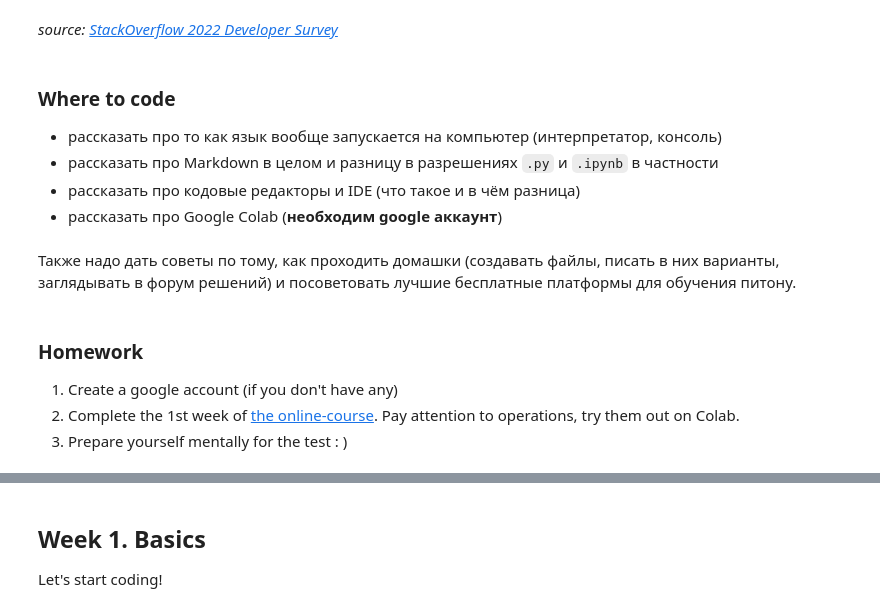
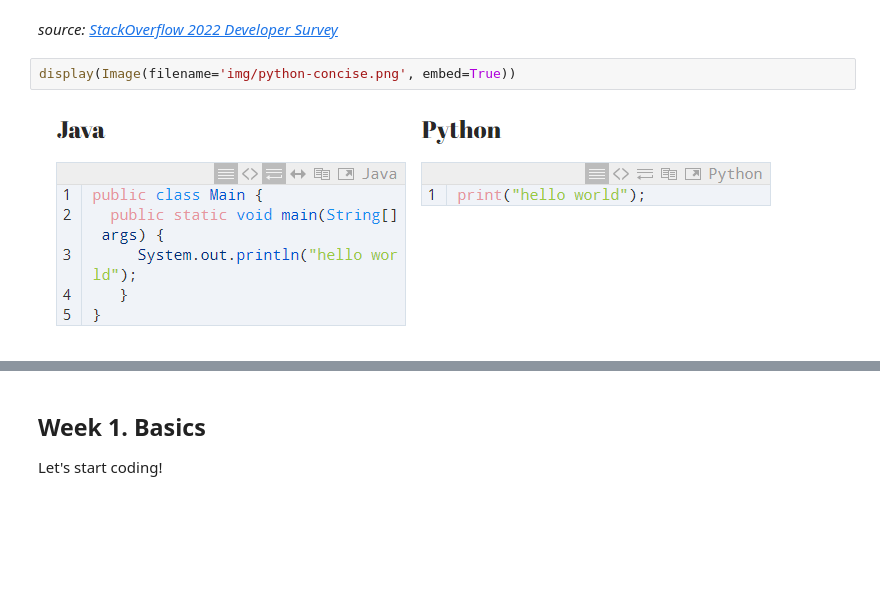
Before and after one commit to alexpoov/Py4SC, a Jupyter notebook: politics.ipynb, the cells around one changed output, grey strips where cells are left out. Drawn from its saved outputs; the diff is of its cells as text; blank space fills up the shorter version.

```diff
--- a/politics.ipynb
+++ b/politics.ipynb
@@ -53,16 +39,6 @@ display(Image(filename='img/Stack Overflow Survey 22.png', embed=True))
 # %% [markdown]
 *source: [StackOverflow 2022 Developer Survey](https://survey.stackoverflow.co/2022/)*
-# %% [markdown]
-### Where to code
-
-* рассказать про то как язык вообще запускается на компьютер (интерпретатор, консоль)
-* рассказать про Markdown в целом и разницу в разрешениях `.py` и `.ipynb` в частности
-* рассказать про кодовые редакторы и IDE (что такое и в чём разница)
-* рассказать про Google Colab (**необходим google аккаунт**)
-# %% [markdown]
-Также надо дать советы по тому, как проходить домашки (создавать файлы, писать в них варианты, заглядывать в форум решений) и посоветовать лучшие бесплатные платформы для обучения питону.
-# %% [markdown]
-### Homework
-1. Create a google account (if you don't have any)
-2. Complete the 1st week of [the online-course](https://stepik.org/course/102668/syllabus). Pay attention to operations, try them out on Colab.
-3. Prepare yourself mentally for the test : )
+# %%
+display(Image(filename='img/python-concise.png', embed=True))
+# %% [output]
+[figure, added]
```
Also changed, not shown: parts of 20 cells of this notebook, 3 other files.
